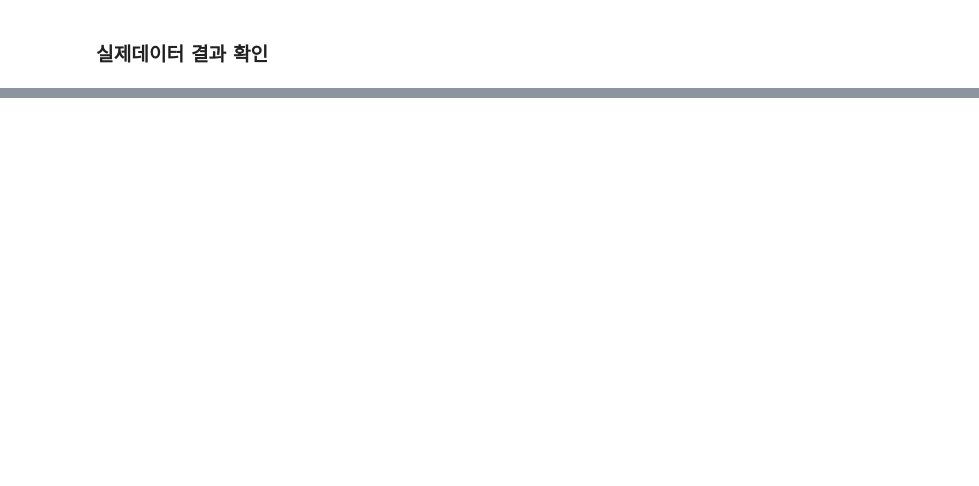
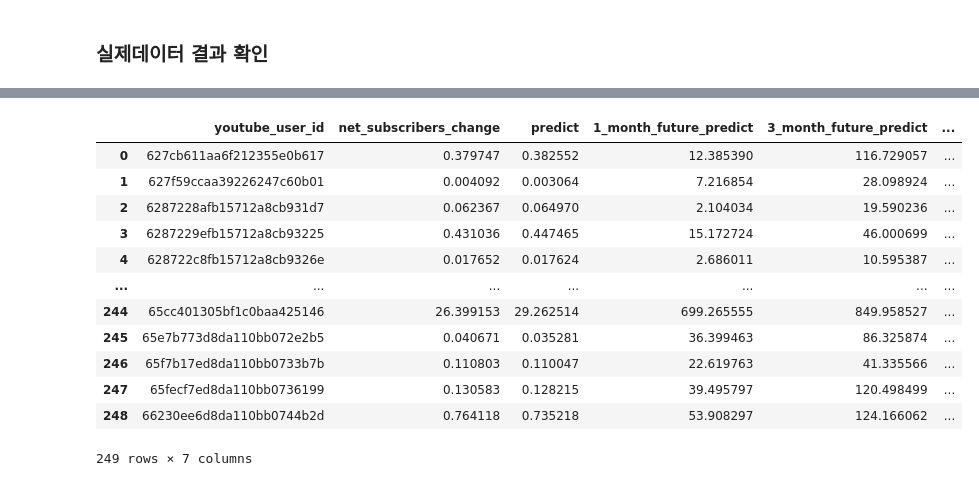
Before and after one commit to kkwann/awake, a Jupyter notebook: 5.Modeling(2).ipynb, the cells around one changed output, grey strips where cells are left out. Cells and saved outputs as stored; diff of their text form; code cells hidden in the pictures; blank space fills up the shorter version.

```diff
--- a/5.Modeling(2).ipynb
+++ b/5.Modeling(2).ipynb
@@ -411,2 +331,6 @@ del X, y
+# %%
+# 데이터 분할
+train_data = youtube_videos[youtube_videos['end_date'] <= '2024-02-11']
+test_data = youtube_videos[youtube_videos['end_date'] > '2024-02-11']
 # %%
 # 불균형 확인
@@ -801,3 +497,0 @@ y_pred_ensemble = np.argmax(ensemble_avg_probs, axis=1)
-# %%
-# 예측 결과 확인
-youtube_videos['predict'] = y_pred_ensemble
@@ -860,0 +498,30 @@ feature_importances_final
+# %%
+# 예측 결과 확인
+# y_pred = stacking_model.predict(merge_df_users_fin[x_col])
+# merge_df_users_fin['predict'] = y_pred
+
+y_pred = models['XGBoost'].predict(youtube_videos[x_col])
+youtube_videos['predict'] = y_pred
+# %%
+# 계정별 구독자수 평균, 구독자 예측수 평균 비교
+result_df = youtube_videos[['youtube_user_id', 'video', 'end_date','net_subscribers_change','predict']]
+
+# 1개월, 3개월, 6개월, 1년 뒤 구독자수 예측값
+result_df['end_date'] = pd.to_datetime(result_df['end_date'])
+
+result_df['1_month_future_predict'] = result_df.groupby('youtube_user_id')['predict'].shift(-30).rolling(window=30).sum()
+result_df['3_month_future_predict'] = result_df.groupby('youtube_user_id')['predict'].shift(-90).rolling(window=90).sum()
+result_df['6_month_future_predict'] = result_df.groupby('youtube_user_id')['predict'].shift(-180).rolling(window=180).sum()
+result_df['12_month_future_predict'] = result_df.groupby('youtube_user_id')['predict'].shift(-365).rolling(window=365).sum()
+
+result_df_final = result_df.groupby('youtube_user_id')[['net_subscribers_change','predict','1_month_future_predict','3_month_future_predict','6_month_future_predict','12_month_future_predict']].mean().reset_index()
+
+# # 계정별 기간에 따른 구독자수 예측값 비교
+# result_df_final = result_df.groupby('youtube_user_id').agg({
+#     'net_subscribers_change': 'sum',
+#     'predict': 'sum',
+#     '1_month_future_predict': 'mean',
+#     '3_month_future_predict': 'mean',
+#     '6_month_future_predict': 'mean',
+#     '12_month_future_predict': 'mean'
+# }).reset_index()
@@ -860,0 +546,16 @@ feature_importances_final
+# %%
+result_df_final
+# %% [output]
+|  | youtube_user_id | net_subscribers_change | predict | 1_month_future_predict | 3_month_future_predict | ... |
+| 0 | 627cb611aa6f212355e0b617 | 0.379747 | 0.382552 | 12.385390 | 116.729057 | ... |
+| 1 | 627f59ccaa39226247c60b01 | 0.004092 | 0.003064 | 7.216854 | 28.098924 | ... |
+| 2 | 6287228afb15712a8cb931d7 | 0.062367 | 0.064970 | 2.104034 | 19.590236 | ... |
+| 3 | 6287229efb15712a8cb93225 | 0.431036 | 0.447465 | 15.172724 | 46.000699 | ... |
+| 4 | 628722c8fb15712a8cb9326e | 0.017652 | 0.017624 | 2.686011 | 10.595387 | ... |
+| ... | ... | ... | ... | ... | ... | ... |
+| 244 | 65cc401305bf1c0baa425146 | 26.399153 | 29.262514 | 699.265555 | 849.958527 | ... |
+| 245 | 65e7b773d8da110bb072e2b5 | 0.040671 | 0.035281 | 36.399463 | 86.325874 | ... |
+| 246 | 65f7b17ed8da110bb0733b7b | 0.110803 | 0.110047 | 22.619763 | 41.335566 | ... |
+| 247 | 65fecf7ed8da110bb0736199 | 0.130583 | 0.128215 | 39.495797 | 120.498499 | ... |
+| 248 | 66230ee6d8da110bb0744b2d | 0.764118 | 0.735218 | 53.908297 | 124.166062 | ... |
+249 rows × 7 columns
```
Also changed, not shown: parts of 93 cells of this notebook, 3 other files.
